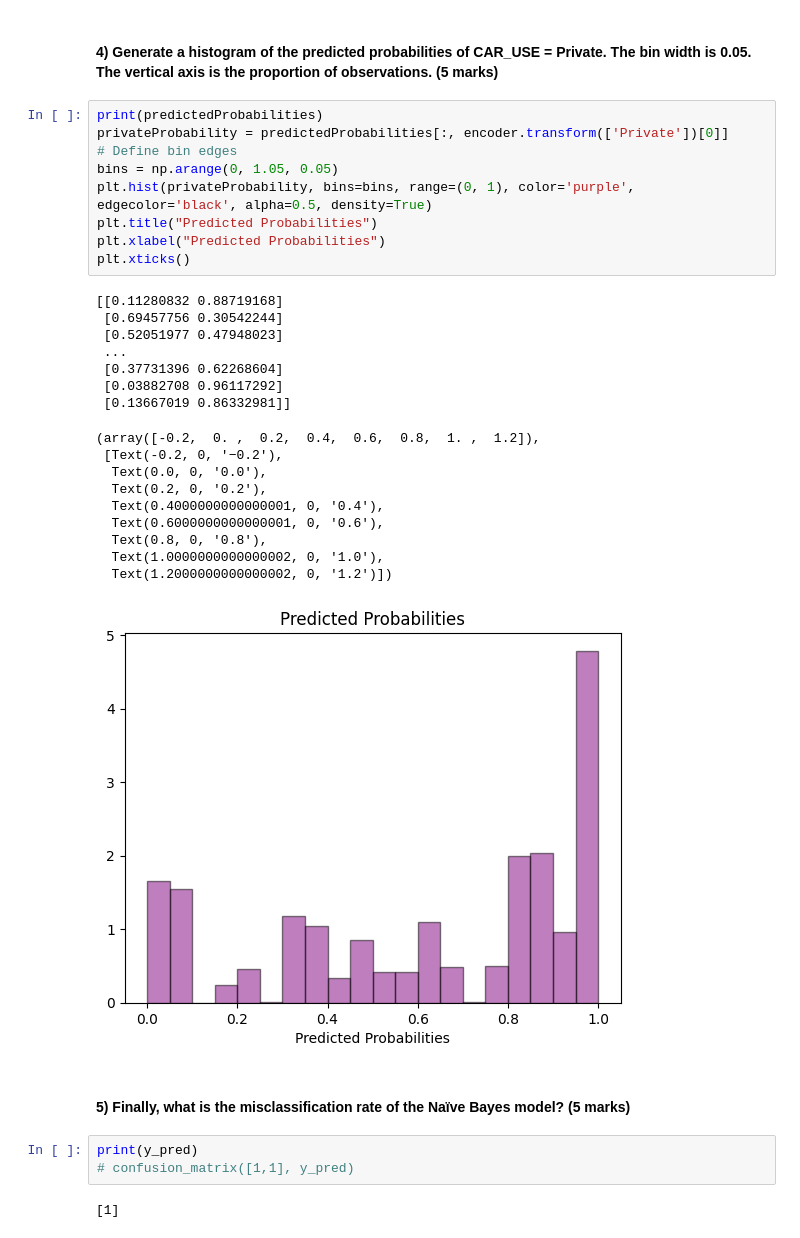
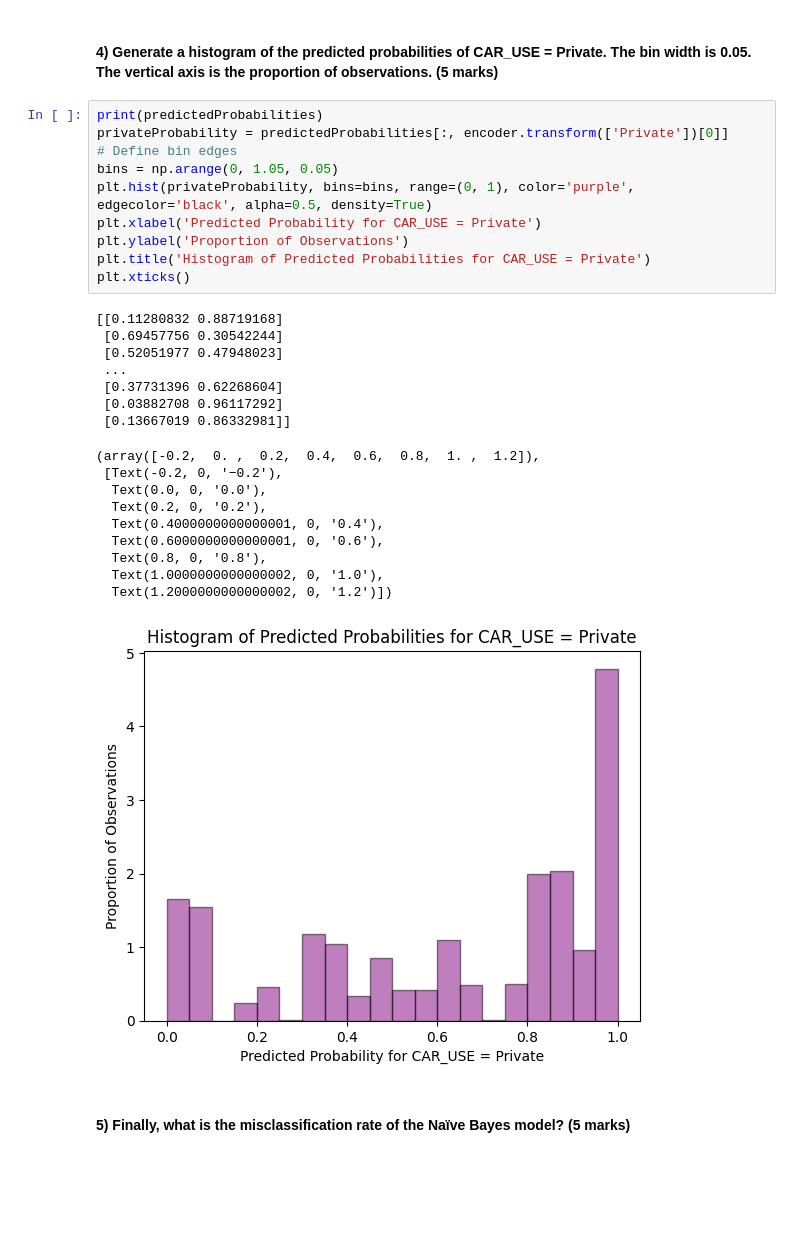
Before and after one commit to DeneshwaraSai/IIT-CS484-ML, a Jupyter notebook: Assignment2/problem2.ipynb, the cells around one changed output. Cells and saved outputs as stored; diff of their text form; blank space fills up the shorter version.

```diff
--- a/Assignment2/problem2.ipynb
+++ b/Assignment2/problem2.ipynb
@@ -337,34 +337,30 @@ print(y_pred)
 # %%
 print(predictedProbabilities)
 privateProbability = predictedProbabilities[:, encoder.transform(['Private'])[0]]
 # Define bin edges
 bins = np.arange(0, 1.05, 0.05)
 plt.hist(privateProbability, bins=bins, range=(0, 1), color='purple', edgecolor='black', alpha=0.5, density=True)
-plt.title("Predicted Probabilities")
-plt.xlabel("Predicted Probabilities")
+plt.xlabel('Predicted Probability for CAR_USE = Private')
+plt.ylabel('Proportion of Observations')
+plt.title('Histogram of Predicted Probabilities for CAR_USE = Private')
 plt.xticks()
 # %% [output]
 [[0.11280832 0.88719168]
  [0.69457756 0.30542244]
  [0.52051977 0.47948023]
  ...
  [0.37731396 0.62268604]
  [0.03882708 0.96117292]
  [0.13667019 0.86332981]]
 (array([-0.2,  0. ,  0.2,  0.4,  0.6,  0.8,  1. ,  1.2]),
  [Text(-0.2, 0, '−0.2'),
   Text(0.0, 0, '0.0'),
   Text(0.2, 0, '0.2'),
   Text(0.4000000000000001, 0, '0.4'),
   Text(0.6000000000000001, 0, '0.6'),
   Text(0.8, 0, '0.8'),
   Text(1.0000000000000002, 0, '1.0'),
   Text(1.2000000000000002, 0, '1.2')])
-[figure, old version]
+[figure, new version]
 # %% [markdown]
 #### 5) Finally, what is the misclassification rate of the Naïve Bayes model? (5 marks)
-# %%
-print(y_pred)
-# confusion_matrix([1,1], y_pred)
-# %% [output]
-[1]
```
Also changed, not shown: parts of 1 cell of this notebook, 1 other file.
